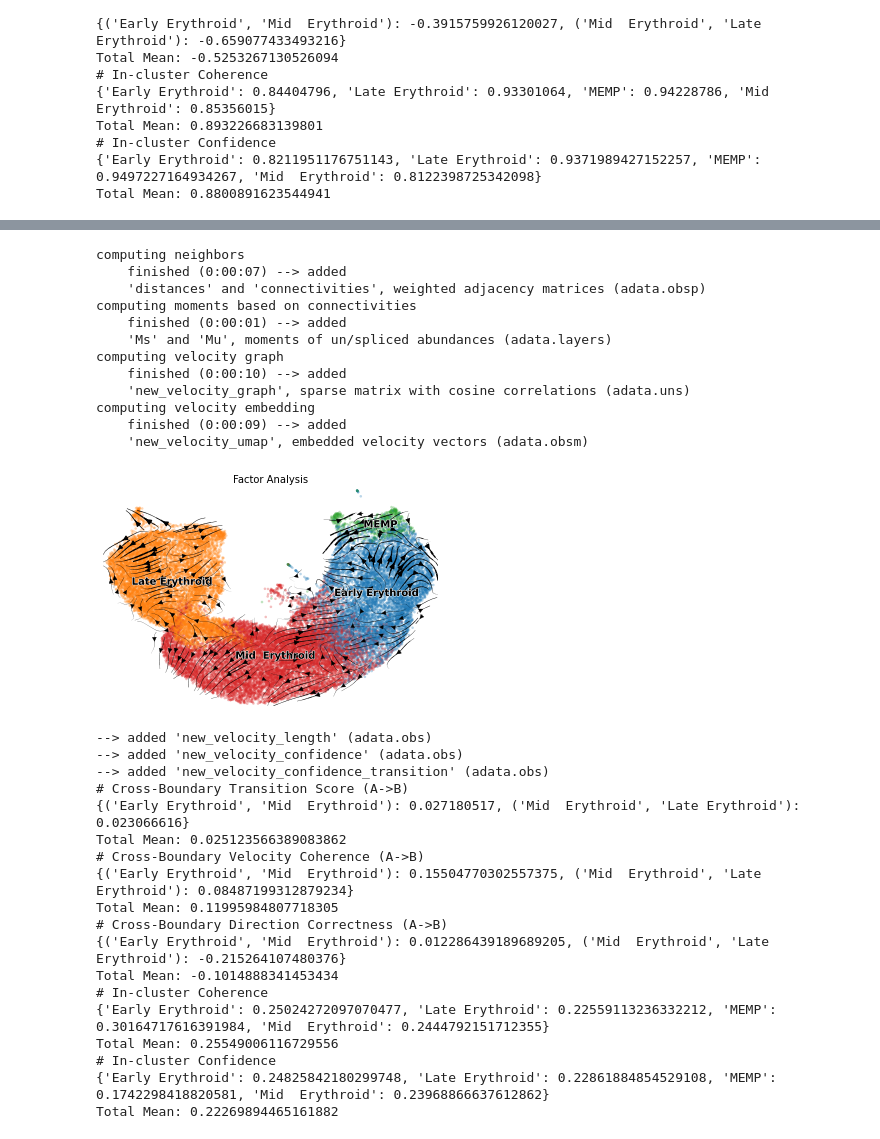
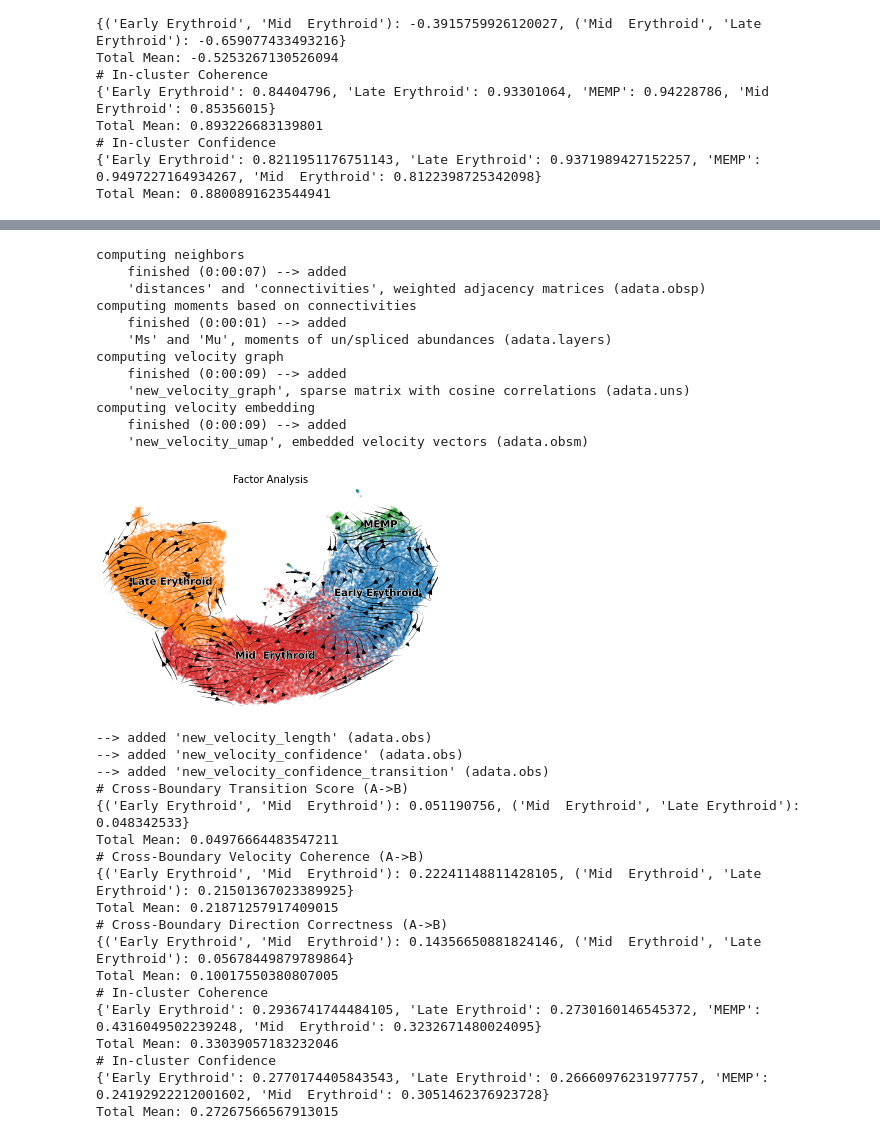
Before and after one commit to qiaochen/VeloAE, a Jupyter notebook: notebooks/Melania_Erythroid_human/model-Melania_Erythroid_human-baseline.ipynb, the cells around one changed output, grey strips where cells are left out. Drawn from its saved outputs; the diff is of its cells as text; code cells hidden in the pictures.

```diff
--- a/notebooks/Melania_Erythroid_human/model-Melania_Erythroid_human-baseline.ipynb
+++ b/notebooks/Melania_Erythroid_human/model-Melania_Erythroid_human-baseline.ipynb
@@ -25,7 +25,7 @@ args = parser.parse_args(args=['--lr',  '1e-5',
                                '--data-dir', '/data/groups/yhhuang/cqiao/Melania/adata_human_def.h5',
                                '--exp-name', 'baseline_Melania_Erythroid_human',
                                '--model-name', 'baseline_tmp.cpt',
-                               '--device', 'cuda:3',
+                               '--device', 'cuda:0',
                                '--gumbsoft_tau', '1',
                                '--nb_g_src', "SU",
                                '--n_raw_gene', '2000',
@@ -431,54 +417,55 @@ Total Mean: 0.8558286508460347
 def expFA(adata, exp_metrics):
     from sklearn.decomposition import FactorAnalysis
     method = FactorAnalysis(n_components=args.z_dim)
     x, s, u, v = sklearn_decompose(method,
                                    tensor_x.detach().cpu().numpy(),
                                    tensor_s.detach().cpu().numpy(),
                                    tensor_u.detach().cpu().numpy(),
-                                   tensor_v.detach().cpu().numpy()
+                                   tensor_v.detach().cpu().numpy(),
+                                   norm_lr=True
                                   )
 
     adata = new_adata(adata, x, s, u, v, g_basis=args.nb_g_src)
     scv.tl.velocity_graph(adata, vkey='new_velocity')
     scv.pl.velocity_embedding_stream(adata, vkey="new_velocity", basis='X_umap', color=k_cluster,
                                     title="Factor Analysis",
                                     )
     scv.tl.velocity_confidence(adata, vkey='new_velocity')
     exp_metrics['Baseline FA'] = evaluate(adata, cluster_edges, k_cluster, "new_velocity")
 
 expFA(adata, exp_metrics)
 # %% [output]
 computing neighbors
     finished (0:00:07) --> added
     'distances' and 'connectivities', weighted adjacency matrices (adata.obsp)
 computing moments based on connectivities
     finished (0:00:01) --> added
     'Ms' and 'Mu', moments of un/spliced abundances (adata.layers)
 computing velocity graph
-    finished (0:00:10) --> added
+    finished (0:00:09) --> added
     'new_velocity_graph', sparse matrix with cosine correlations (adata.uns)
 computing velocity embedding
     finished (0:00:09) --> added
     'new_velocity_umap', embedded velocity vectors (adata.obsm)
-[figure, old version]
+[figure, new version]
 --> added 'new_velocity_length' (adata.obs)
 --> added 'new_velocity_confidence' (adata.obs)
 --> added 'new_velocity_confidence_transition' (adata.obs)
 # Cross-Boundary Transition Score (A->B)
-{('Early Erythroid', 'Mid  Erythroid'): 0.027180517, ('Mid  Erythroid', 'Late Erythroid'): 0.023066616}
-Total Mean: 0.025123566389083862
+{('Early Erythroid', 'Mid  Erythroid'): 0.051190756, ('Mid  Erythroid', 'Late Erythroid'): 0.048342533}
+Total Mean: 0.04976664483547211
 # Cross-Boundary Velocity Coherence (A->B)
-{('Early Erythroid', 'Mid  Erythroid'): 0.15504770302557375, ('Mid  Erythroid', 'Late Erythroid'): 0.08487199312879234}
-Total Mean: 0.11995984807718305
+{('Early Erythroid', 'Mid  Erythroid'): 0.22241148811428105, ('Mid  Erythroid', 'Late Erythroid'): 0.21501367023389925}
+Total Mean: 0.21871257917409015
 # Cross-Boundary Direction Correctness (A->B)
-{('Early Erythroid', 'Mid  Erythroid'): 0.012286439189689205, ('Mid  Erythroid', 'Late Erythroid'): -0.215264107480376}
-Total Mean: -0.1014888341453434
+{('Early Erythroid', 'Mid  Erythroid'): 0.14356650881824146, ('Mid  Erythroid', 'Late Erythroid'): 0.05678449879789864}
+Total Mean: 0.10017550380807005
 # In-cluster Coherence
-{'Early Erythroid': 0.25024272097070477, 'Late Erythroid': 0.22559113236332212, 'MEMP': 0.30164717616391984, 'Mid  Erythroid': 0.2444792151712355}
-Total Mean: 0.25549006116729556
+{'Early Erythroid': 0.2936741744484105, 'Late Erythroid': 0.2730160146545372, 'MEMP': 0.4316049502239248, 'Mid  Erythroid': 0.3232671480024095}
+Total Mean: 0.33039057183232046
 # In-cluster Confidence
-{'Early Erythroid': 0.24825842180299748, 'Late Erythroid': 0.22861884854529108, 'MEMP': 0.1742298418820581, 'Mid  Erythroid': 0.23968866637612862}
-Total Mean: 0.22269894465161882
+{'Early Erythroid': 0.2770174405843543, 'Late Erythroid': 0.26660976231977757, 'MEMP': 0.24192922212001602, 'Mid  Erythroid': 0.3051462376923728}
+Total Mean: 0.27267566567913015
 # %%
 with open("{}.pkl".format(EXP_NAME), 'wb') as out_file:
     pickle.dump(exp_metrics, out_file)
```
Also changed, not shown: parts of 5 cells of this notebook, 24 other files.
